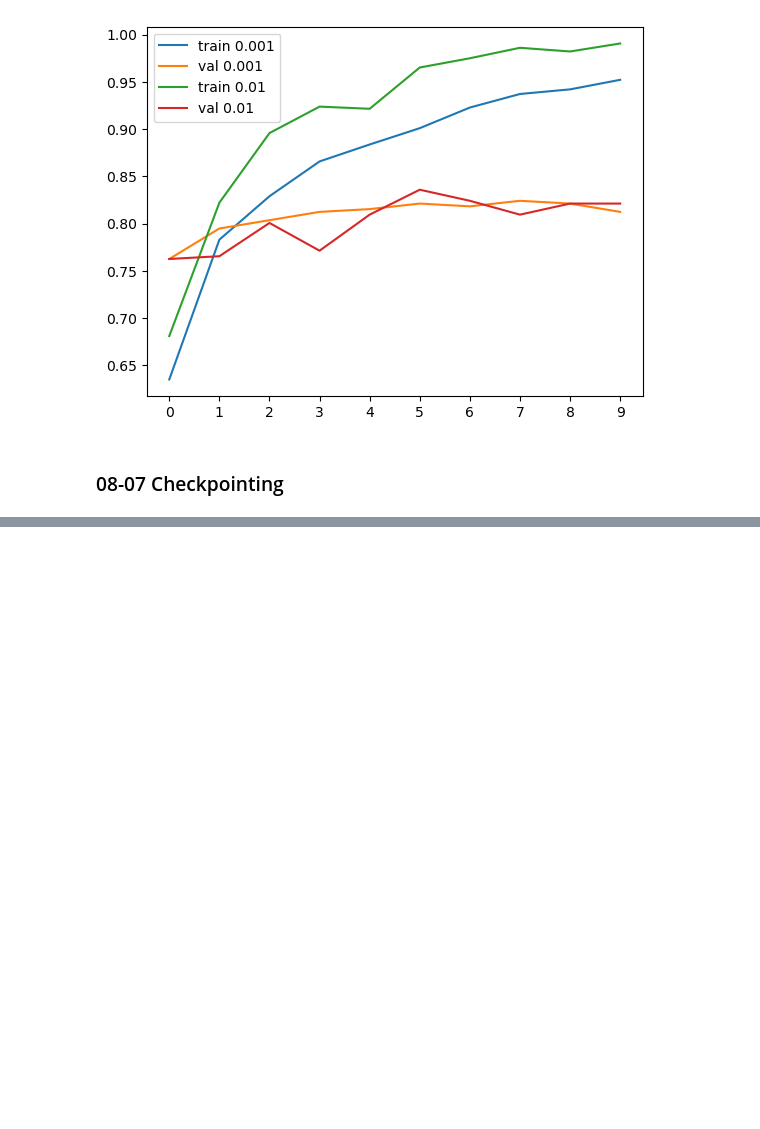
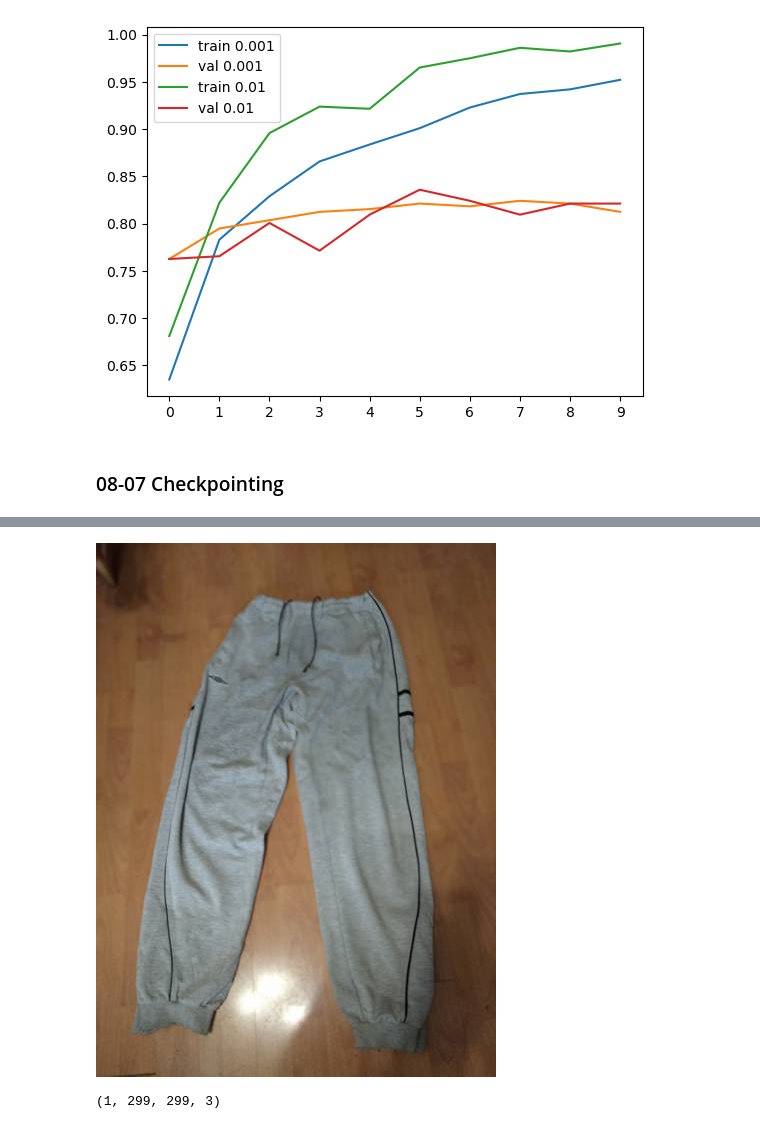
Before and after one commit to Frederic7/ml_zoomcamp, a Jupyter notebook: Theory/notes_08.ipynb, the cells around one changed output, grey strips where cells are left out. Cells and saved outputs as stored; diff of their text form; code cells hidden in the pictures; blank space fills up the shorter version.

```diff
--- a/Theory/notes_08.ipynb
+++ b/Theory/notes_08.ipynb
@@ -465,0 +956,6 @@ learning_rate = 0.001
+# %%
+path = '../clothing-dataset-small/test/pants/0dfec862-c49f-430b-a6ef-c7ceb187225e.jpg'
+# %%
+load_img(path)
+# %% [output]
+[figure, added]
@@ -465,0 +966,6 @@ learning_rate = 0.001
+# %%
+x = np.array(img)
+X = np.array([x])
+X.shape
+# %% [output]
+(1, 299, 299, 3)
```
Also changed, not shown: parts of 39 cells of this notebook, 8 other files.
